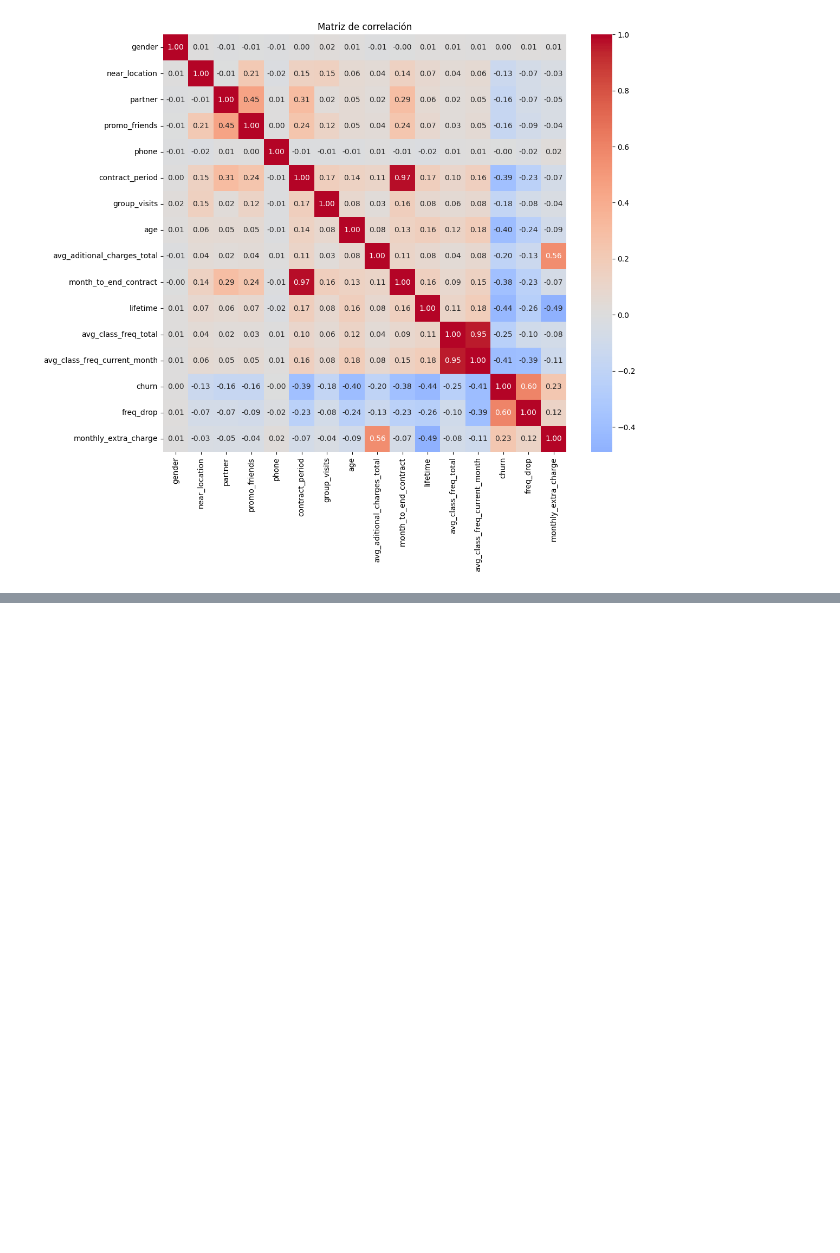
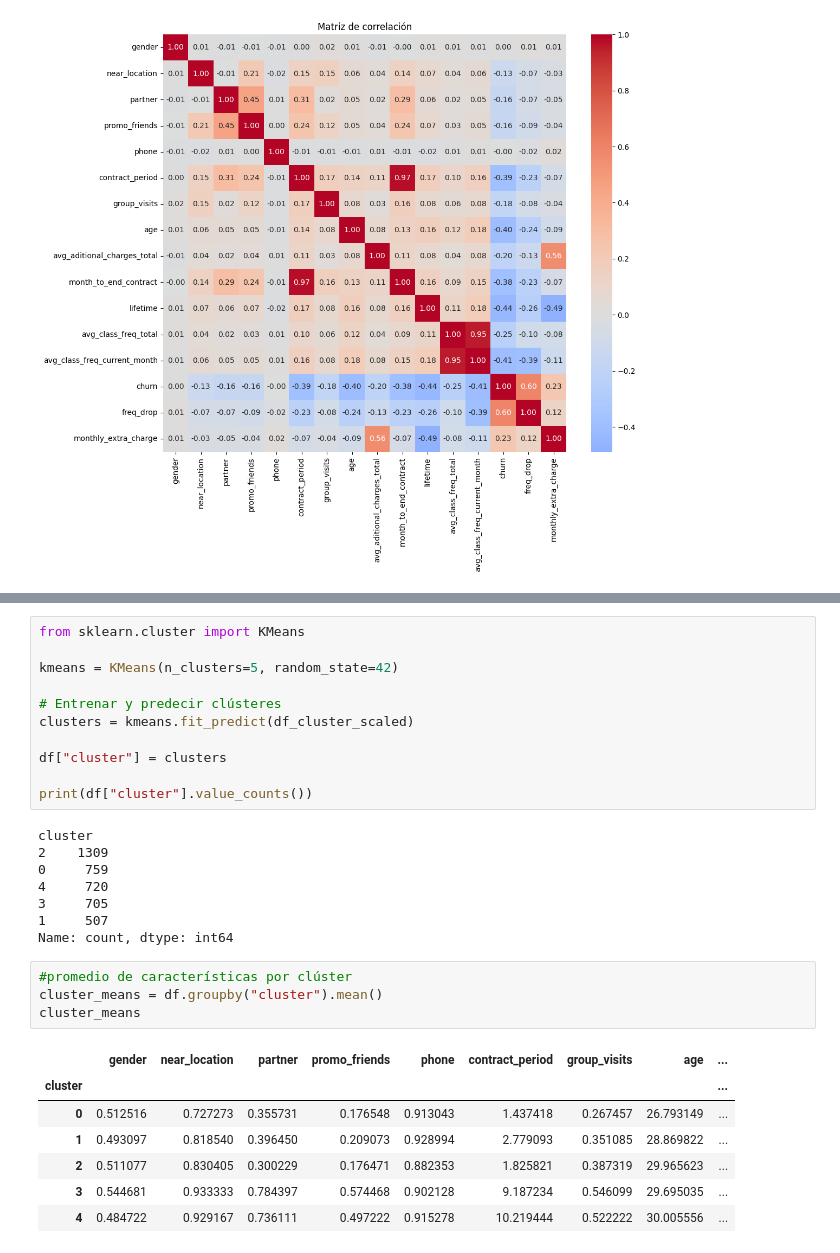
Before and after one commit to fttm-mdz/gym_churn, a Jupyter notebook: analisis/analisis_gym.ipynb, the cells around one changed output, grey strips where cells are left out. Saved outputs shown, nothing was run; the diff lists cells and outputs as text; blank space fills up the shorter version.

```diff
--- a/analisis/analisis_gym.ipynb
+++ b/analisis/analisis_gym.ipynb
@@ -188,0 +367,31 @@ plt.show()
+# %%
+from sklearn.cluster import KMeans
+
+kmeans = KMeans(n_clusters=5, random_state=42)
+
+# Entrenar y predecir clústeres
+clusters = kmeans.fit_predict(df_cluster_scaled)
+
+df["cluster"] = clusters
+
+print(df["cluster"].value_counts())
+# %% [output]
+cluster
+2    1309
+0     759
+4     720
+3     705
+1     507
+Name: count, dtype: int64
+# %%
+#promedio de características por clúster
+cluster_means = df.groupby("cluster").mean()
+cluster_means
+# %% [output]
+|  | gender | near_location | partner | promo_friends | phone | contract_period | group_visits | age | ... |
+| cluster |  |  |  |  |  |  |  |  | ... |
+| 0 | 0.512516 | 0.727273 | 0.355731 | 0.176548 | 0.913043 | 1.437418 | 0.267457 | 26.793149 | ... |
+| 1 | 0.493097 | 0.818540 | 0.396450 | 0.209073 | 0.928994 | 2.779093 | 0.351085 | 28.869822 | ... |
+| 2 | 0.511077 | 0.830405 | 0.300229 | 0.176471 | 0.882353 | 1.825821 | 0.387319 | 29.965623 | ... |
+| 3 | 0.544681 | 0.933333 | 0.784397 | 0.574468 | 0.902128 | 9.187234 | 0.546099 | 29.695035 | ... |
+| 4 | 0.484722 | 0.929167 | 0.736111 | 0.497222 | 0.915278 | 10.219444 | 0.522222 | 30.005556 | ... |
```
Also changed, not shown: parts of 22 cells of this notebook.
